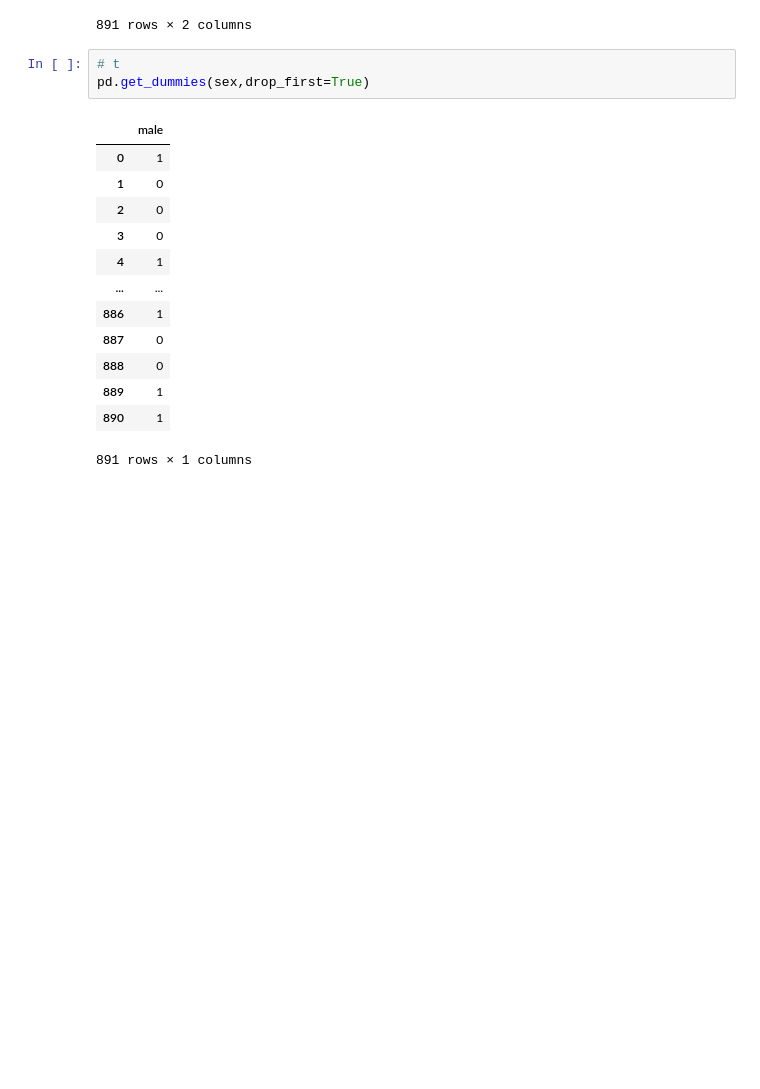
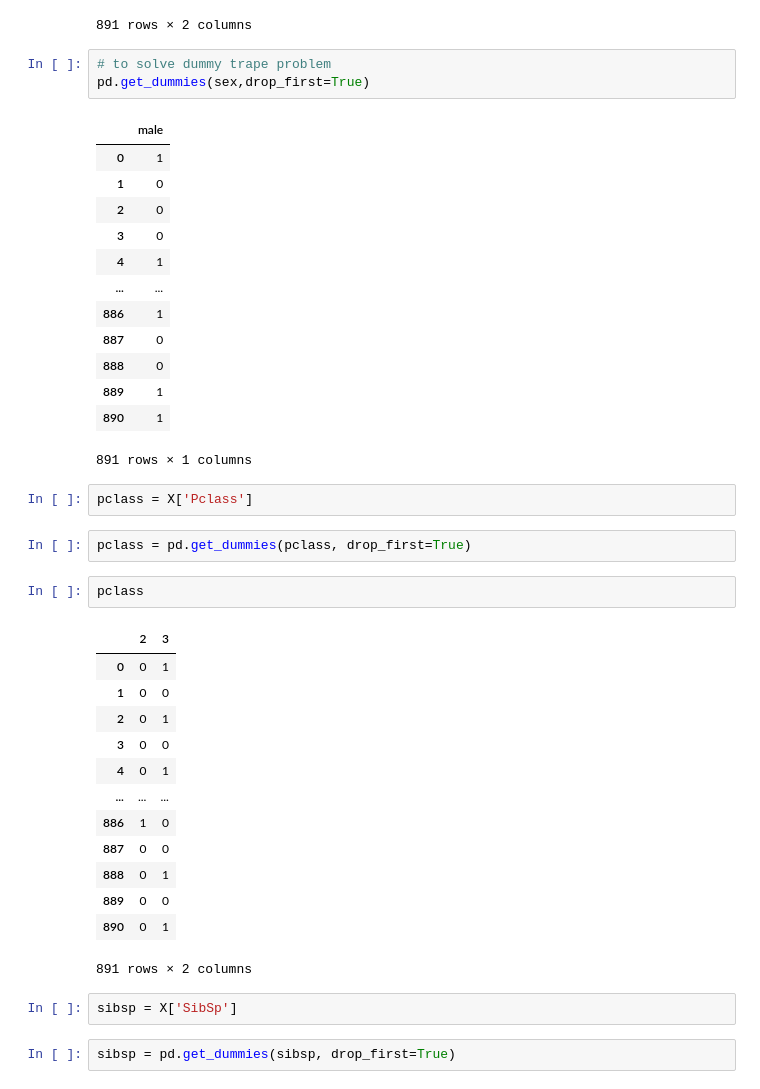
Before and after one commit to hackcoderr/machine-learning, a Jupyter notebook: Titanic-Project/titanic-main.ipynb, the cells around one changed output. Drawn from its saved outputs; the diff is of its cells as text; blank space fills up the shorter version.

Commit message:
Dummy traping

```diff
--- a/Titanic-Project/titanic-main.ipynb
+++ b/Titanic-Project/titanic-main.ipynb
@@ -128,7 +128,7 @@ pd.get_dummies(sex) # use for converting into dummy variables
 | 890 | 0 | 1 |
 891 rows × 2 columns
 # %%
-# t
+# to solve dummy trape problem
 pd.get_dummies(sex,drop_first=True)
 # %% [output]
 |  | male |
@@ -144,3 +144,27 @@ pd.get_dummies(sex,drop_first=True)
 | 889 | 1 |
 | 890 | 1 |
 891 rows × 1 columns
+# %%
+pclass = X['Pclass']
+# %%
+pclass = pd.get_dummies(pclass, drop_first=True)
+# %%
+pclass
+# %% [output]
+|  | 2 | 3 |
+| 0 | 0 | 1 |
+| 1 | 0 | 0 |
+| 2 | 0 | 1 |
+| 3 | 0 | 0 |
+| 4 | 0 | 1 |
+| ... | ... | ... |
+| 886 | 1 | 0 |
+| 887 | 0 | 0 |
+| 888 | 0 | 1 |
+| 889 | 0 | 0 |
+| 890 | 0 | 1 |
+891 rows × 2 columns
+# %%
+sibsp = X['SibSp']
+# %%
+sibsp = pd.get_dummies(sibsp, drop_first=True)
```
Also changed, not shown: parts of 1 cell of this notebook.
